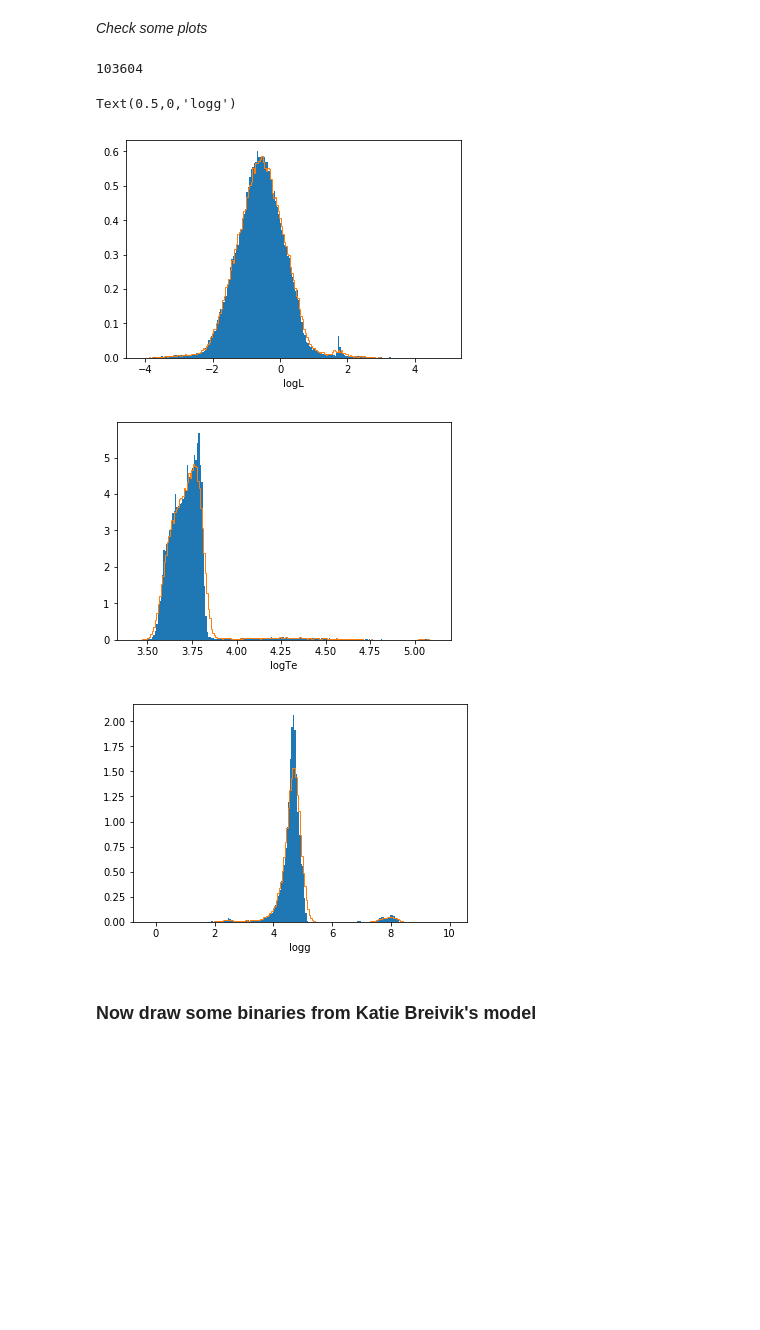
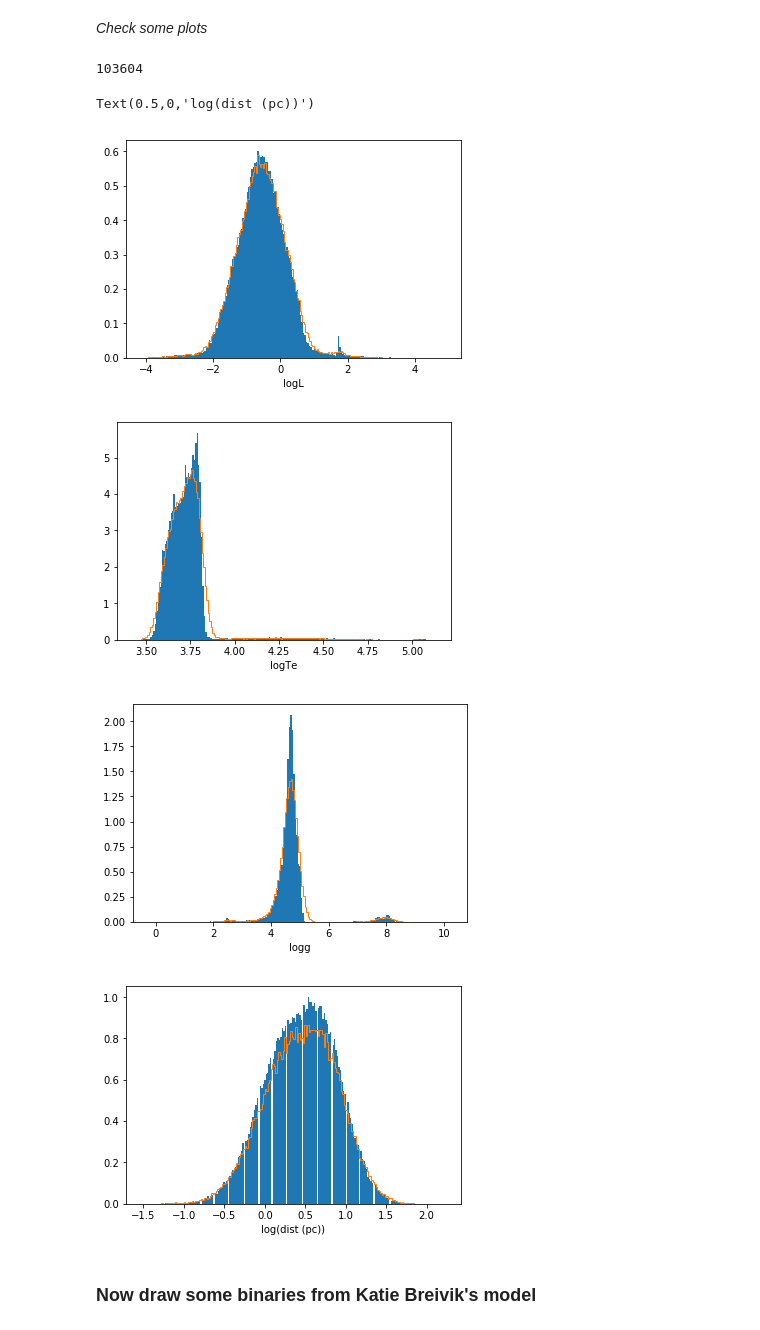
Before and after one commit to avapolzin/EBLSST, a Jupyter notebook: input/TRILEGAL/getTRILEGAL.ipynb, the cells around one changed output. Cells and saved outputs as stored; diff of their text form; code cells hidden in the pictures; blank space fills up the shorter version.

```diff
--- a/input/TRILEGAL/getTRILEGAL.ipynb
+++ b/input/TRILEGAL/getTRILEGAL.ipynb
@@ -107,12 +107,12 @@ print(x)
 filename = 'grid/trilegal.grid.id1.0.h5'
 df = pd.read_hdf(filename)
 #dist = 10.**(df['m-M0'].values/5.) * 10.# *u.parsec
-dist = np.log10( 10.**(df['m-M0'].values/5.) *10. / 1000.) #log(d [kpc])
-df['dist'] = dist
+logDist = np.log10( 10.**(df['m-M0'].values/5.) *10. / 1000.) #log(d [kpc])
+df['logDist'] = logDist
 
 print(df)
 
-data = np.vstack((df['logL'].values, df['logTe'].values, df['logg'].values))
+data = np.vstack((df['logL'].values, df['logTe'].values, df['logg'].values, df['logDist'].values))
 TRILEGAL_KDE = gaussian_kde(data)
 # %% [output]
         Gc  logAge  [M/H]     m_ini   logL  logTe   logg  m-M0     Av  m2/m1  \
@@ -137,37 +137,41 @@ TRILEGAL_KDE = gaussian_kde(data)
 # %%
 print(len(dist))
 nbins = 200
 
 sample = TRILEGAL_KDE.resample(size=int(1e5))
 
-# f,ax = plt.subplots()
-# n, bins, patches = ax.hist(df['dist'].values, bins=nbins, density=True)
-# ax.set_xlabel('distance (pc)')
+
 
 # f,ax = plt.subplots()
 # n, bins, patches = ax.hist(df['Av'].values, bins=nbins, density=True)
 # ax.set_xlabel('Av')
 
 f,ax = plt.subplots()
 n, bins, patches = ax.hist(df['logL'].values, bins=nbins, density=True)
 n, bins, patches = ax.hist(sample[0,:], bins=nbins, density=True, histtype='step')
 ax.set_xlabel('logL')
 
 f,ax = plt.subplots()
 n, bins, patches = ax.hist(df['logTe'].values, bins=nbins, density=True)
 n, bins, patches = ax.hist(sample[1,:], bins=nbins, density=True, histtype='step')
 ax.set_xlabel('logTe')
 
 f,ax = plt.subplots()
 n, bins, patches = ax.hist(df['logg'].values, bins=nbins, density=True)
 n, bins, patches = ax.hist(sample[2,:], bins=nbins, density=True, histtype='step')
 ax.set_xlabel('logg')
+
+f,ax = plt.subplots()
+n, bins, patches = ax.hist(df['logDist'].values, bins=nbins, density=True)
+n, bins, patches = ax.hist(sample[3,:], bins=nbins, density=True, histtype='step')
+ax.set_xlabel('log(dist (pc))')
 # %% [output]
 103604
-Text(0.5,0,'logg')
+Text(0.5,0,'log(dist (pc))')
-[figure, old version]
+[figure, new version]
-[figure, old version]
+[figure, new version]
-[figure, old version]
+[figure, new version]
+[figure, added]
 # %% [markdown]
 ### Now draw some binaries from Katie Breivik's model
 # %%
```
Also changed, not shown: parts of 12 cells of this notebook.
